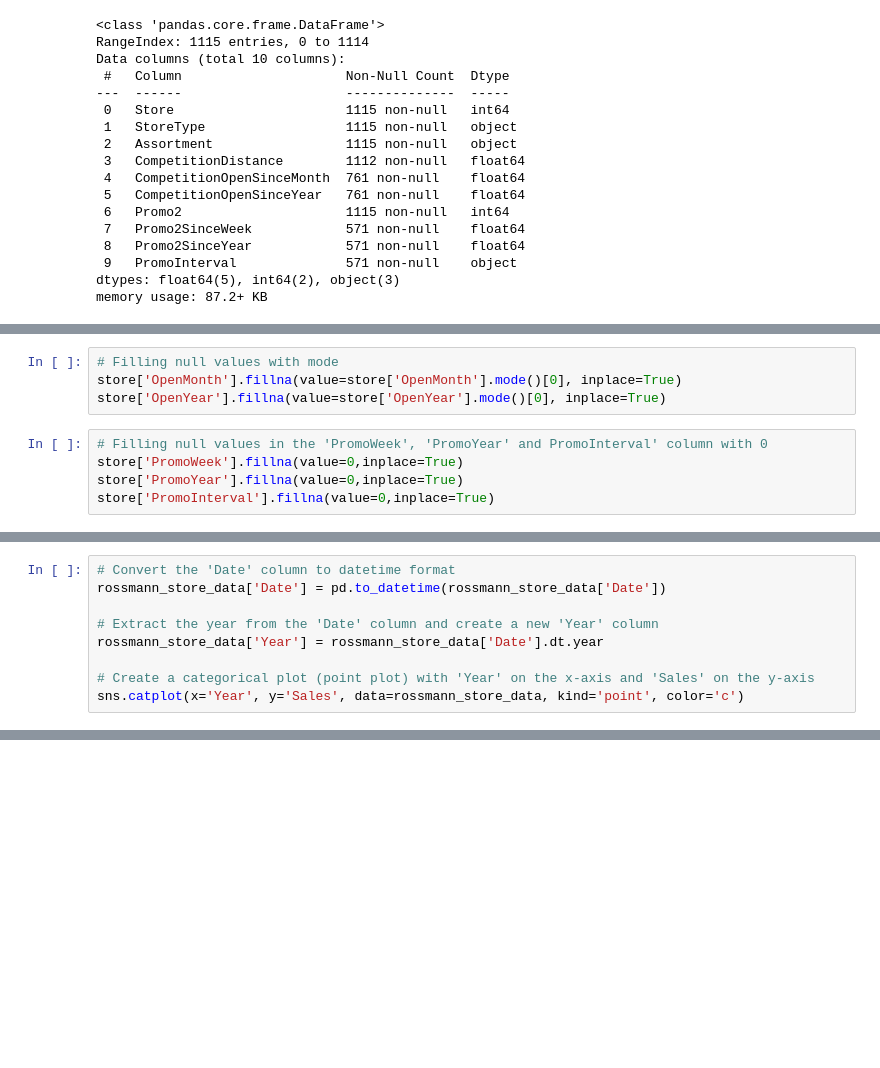
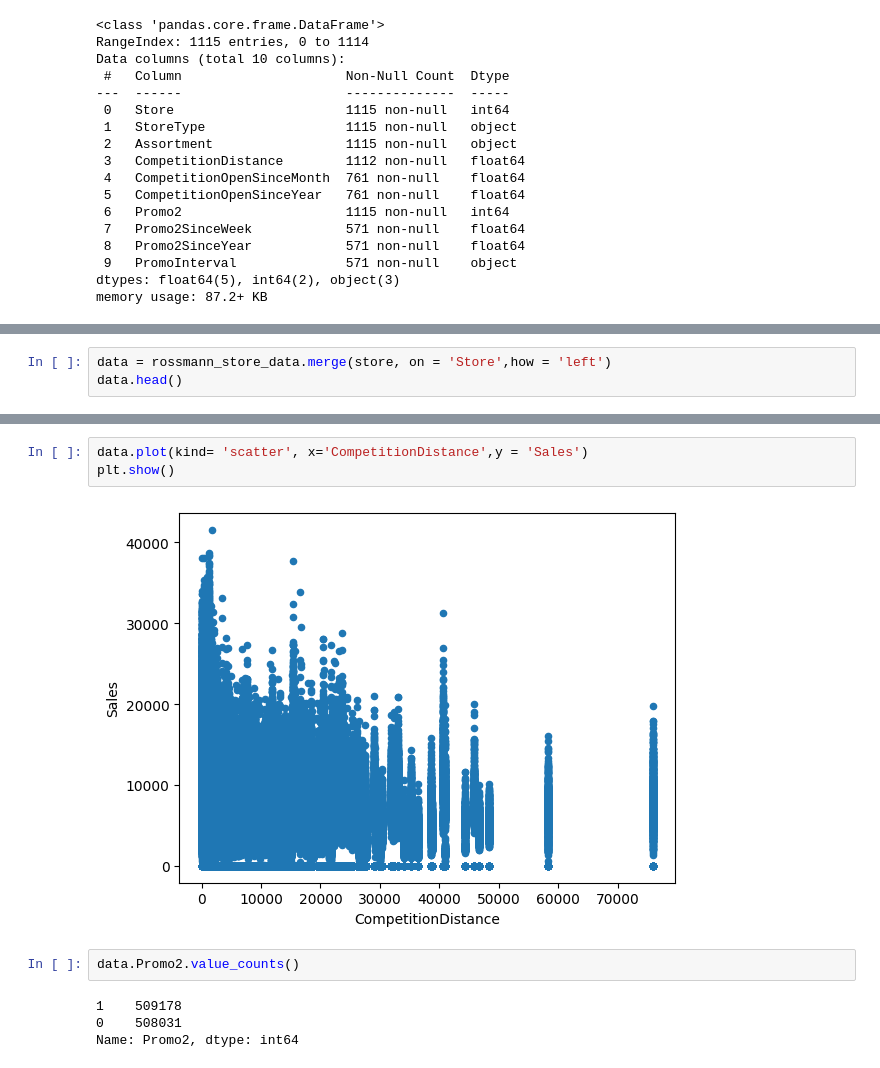
Before and after one commit to MijulSaxena/Retail-Sales-Prediction-Regression-Project, a Jupyter notebook: Capstone_Project_Supervised_ML_Regression_.ipynb, the cells around one changed output, grey strips where cells are left out. Saved outputs shown, nothing was run; the diff lists cells and outputs as text; blank space fills up the shorter version.

```diff
--- a/Capstone_Project_Supervised_ML_Regression_.ipynb
+++ b/Capstone_Project_Supervised_ML_Regression_.ipynb
@@ -121,9 +111,0 @@ Open Month and open year is categorical data. So we will replace all null values
-# %%
-# Filling null values with mode
-store['OpenMonth'].fillna(value=store['OpenMonth'].mode()[0], inplace=True)
-store['OpenYear'].fillna(value=store['OpenYear'].mode()[0], inplace=True)
-# %%
-# Filling null values in the 'PromoWeek', 'PromoYear' and PromoInterval' column with 0
-store['PromoWeek'].fillna(value=0,inplace=True)
-store['PromoYear'].fillna(value=0,inplace=True)
-store['PromoInterval'].fillna(value=0,inplace=True)
@@ -156,9 +111,0 @@ duplicates
-# %%
-# Convert the 'Date' column to datetime format
-rossmann_store_data['Date'] = pd.to_datetime(rossmann_store_data['Date'])
-
-# Extract the year from the 'Date' column and create a new 'Year' column
-rossmann_store_data['Year'] = rossmann_store_data['Date'].dt.year
-
-# Create a categorical plot (point plot) with 'Year' on the x-axis and 'Sales' on the y-axis
-sns.catplot(x='Year', y='Sales', data=rossmann_store_data, kind='point', color='c')
@@ -276,0 +112,3 @@ plt.show()
+# %%
+data = rossmann_store_data.merge(store, on = 'Store',how = 'left')
+data.head()
@@ -276,0 +164,11 @@ plt.show()
+# %%
+data.plot(kind= 'scatter', x='CompetitionDistance',y = 'Sales')
+plt.show()
+# %% [output]
+[figure, added]
+# %%
+data.Promo2.value_counts()
+# %% [output]
+1    509178
+0    508031
+Name: Promo2, dtype: int64
```
Also changed, not shown: parts of 48 cells of this notebook.
